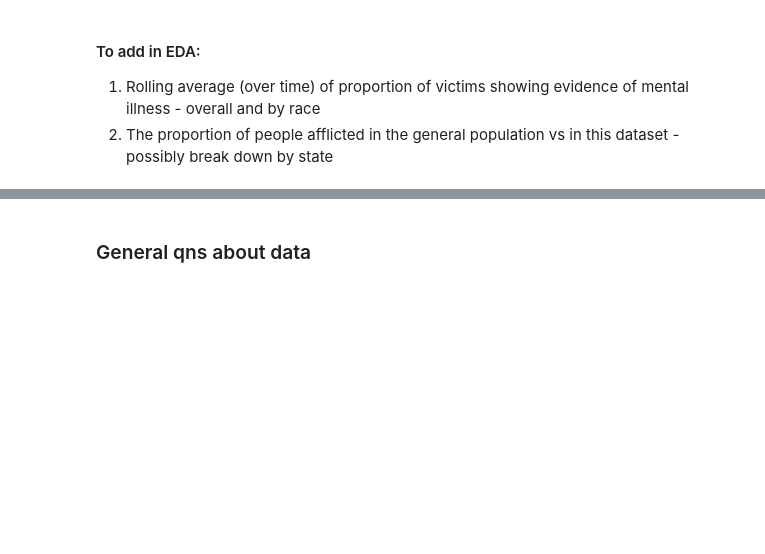
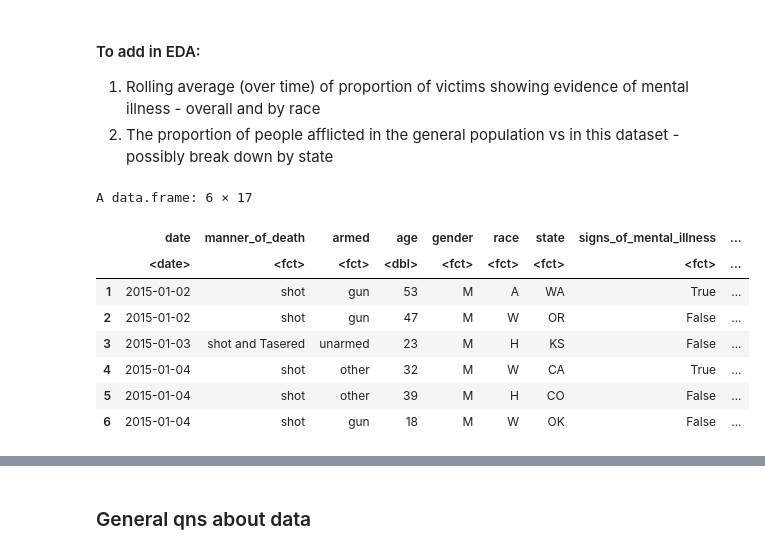
Before and after one commit to spacegoat1/data2020_project, a Jupyter notebook: 1_univar-EDA.ipynb, the cells around one changed output, grey strips where cells are left out. Cells and saved outputs as stored; diff of their text form; code cells hidden in the pictures; blank space fills up the shorter version.

```diff
--- a/1_univar-EDA.ipynb
+++ b/1_univar-EDA.ipynb
@@ -489,3 +493,15 @@ vis_miss(data, cluster = TRUE, sort_miss = TRUE)
 #### To add in EDA:
 1. Rolling average (over time) of proportion of victims showing evidence of mental illness - overall and by race
 2. The proportion of people afflicted in the general population vs in this dataset - possibly break down by state
+# %%
+head(data)
+# %% [output]
+A data.frame: 6 × 17
+|  | date | manner_of_death | armed | age | gender | race | state | signs_of_mental_illness | ... |
+|  | <date> | <fct> | <fct> | <dbl> | <fct> | <fct> | <fct> | <fct> | ... |
+| 1 | 2015-01-02 | shot | gun | 53 | M | A | WA | True | ... |
+| 2 | 2015-01-02 | shot | gun | 47 | M | W | OR | False | ... |
+| 3 | 2015-01-03 | shot and Tasered | unarmed | 23 | M | H | KS | False | ... |
+| 4 | 2015-01-04 | shot | other | 32 | M | W | CA | True | ... |
+| 5 | 2015-01-04 | shot | other | 39 | M | H | CO | False | ... |
+| 6 | 2015-01-04 | shot | gun | 18 | M | W | OK | False | ... |
```
Also changed, not shown: parts of 8 cells of this notebook, 3 other files.
